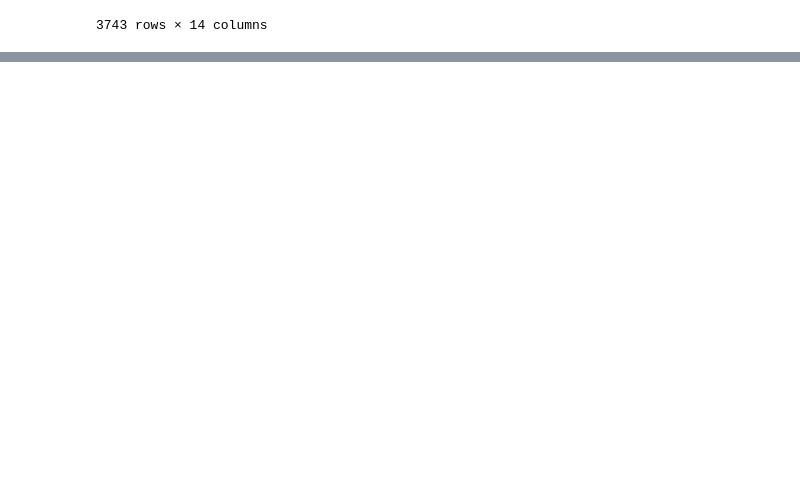
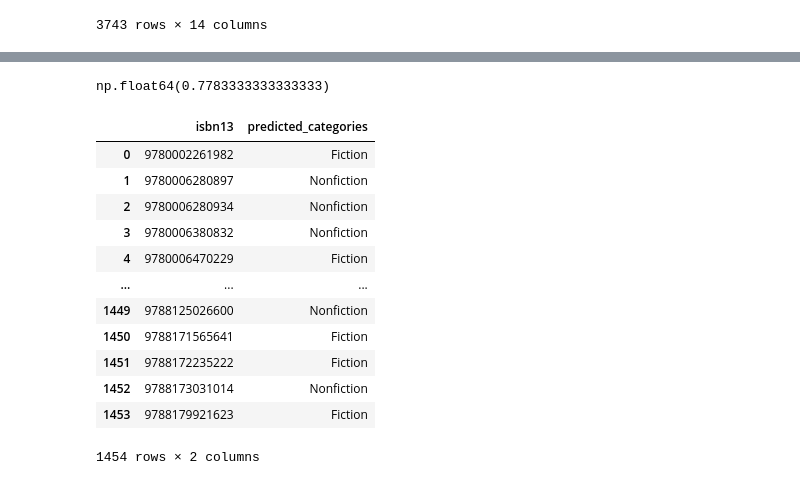
Before and after one commit to esracum/book-recommender, a Jupyter notebook: text-classification.ipynb, the cells around one changed output, grey strips where cells are left out. Saved outputs shown, nothing was run; the diff lists cells and outputs as text; code cells hidden in the pictures; blank space fills up the shorter version.

```diff
--- a/text-classification.ipynb
+++ b/text-classification.ipynb
@@ -83,0 +161,5 @@ books[~(books["simple_categories"].isna())]
+# %%
+for i in tqdm(range(0, 300)):
+    sequence = books.loc[books["simple_categories"] == "Nonfiction", "description"].reset_index(drop=True)[i]
+    predicted_cats += [generate_predictions(sequence, fiction_categories)]
+    actual_cats += ["Nonfiction"]
@@ -83,0 +188,32 @@ books[~(books["simple_categories"].isna())]
+# %%
+predictions_df["correct_prediction"].sum() / len(predictions_df)
+# %% [output]
+np.float64(0.7783333333333333)
+# %%
+isbns = []
+predicted_cats = []
+
+missing_cats = books.loc[books["simple_categories"].isna(), ["isbn13", "description"]].reset_index(drop=True)
+# %%
+for i in tqdm(range(0, len(missing_cats))):
+    sequence = missing_cats["description"][i]
+    predicted_cats += [generate_predictions(sequence, fiction_categories)]
+    isbns += [missing_cats["isbn13"][i]]
+# %%
+missing_predicted_df = pd.DataFrame({"isbn13": isbns, "predicted_categories": predicted_cats})
+# %%
+missing_predicted_df
+# %% [output]
+|  | isbn13 | predicted_categories |
+| 0 | 9780002261982 | Fiction |
+| 1 | 9780006280897 | Nonfiction |
+| 2 | 9780006280934 | Nonfiction |
+| 3 | 9780006380832 | Nonfiction |
+| 4 | 9780006470229 | Fiction |
+| ... | ... | ... |
+| 1449 | 9788125026600 | Nonfiction |
+| 1450 | 9788171565641 | Fiction |
+| 1451 | 9788172235222 | Fiction |
+| 1452 | 9788173031014 | Nonfiction |
+| 1453 | 9788179921623 | Fiction |
+1454 rows × 2 columns
```
Also changed, not shown: parts of 13 cells of this notebook.
